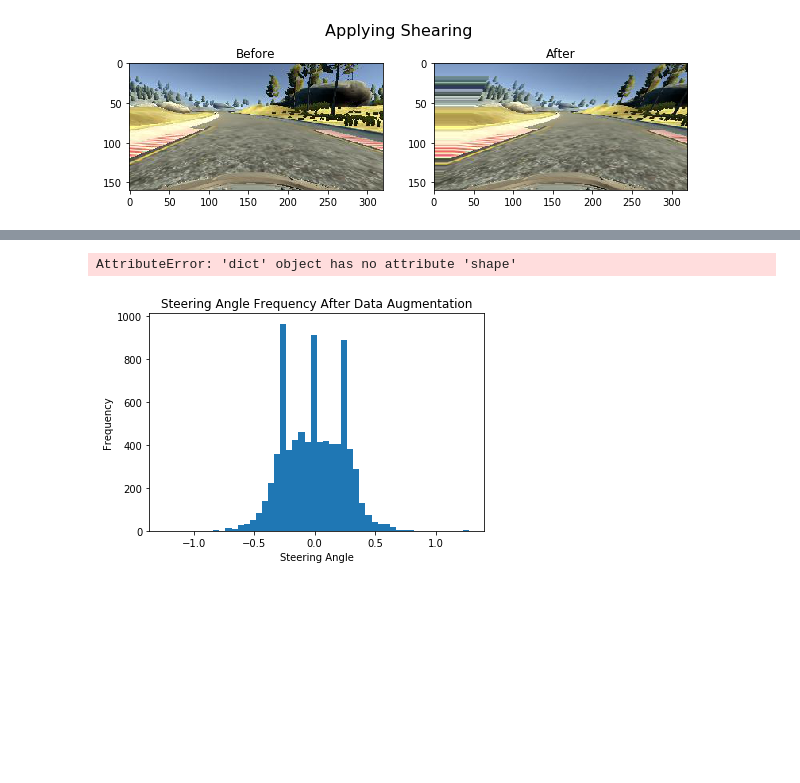
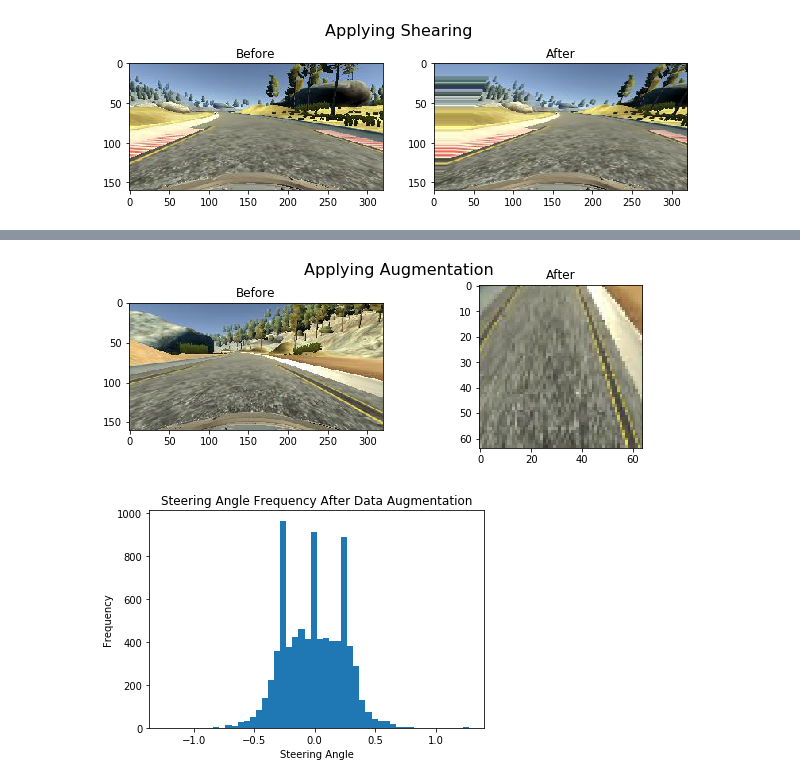
Before and after one commit to laserprec/CarND-Behavioral-Cloning, a Jupyter notebook: data_pipeline.ipynb, the cells around one changed output, grey strips where cells are left out. Drawn from its saved outputs; the diff is of its cells as text; code cells hidden in the pictures; blank space fills up the shorter version.

```diff
--- a/data_pipeline.ipynb
+++ b/data_pipeline.ipynb
@@ -130,10 +130,9 @@ Original steering angle:  0.0  After Shearing: -0.129
 # %%
 img, steering = get_example_images(samples)
-img.shape()
-result_img = da.crop_n_resize(img, 80, 25, (64,64))
+result_img = da.crop_n_resize(img['center'], 80, 25, (64,64))
 compare_img(img['center'], result_img, 'Applying Augmentation', (10,3))
 # %% [output]
-AttributeError: 'dict' object has no attribute 'shape'
+[figure, added]
 # %%
 # Test data pipeline
 import datapipe as dp
```
Also changed, not shown: parts of 1 cell of this notebook, 3 other files.
